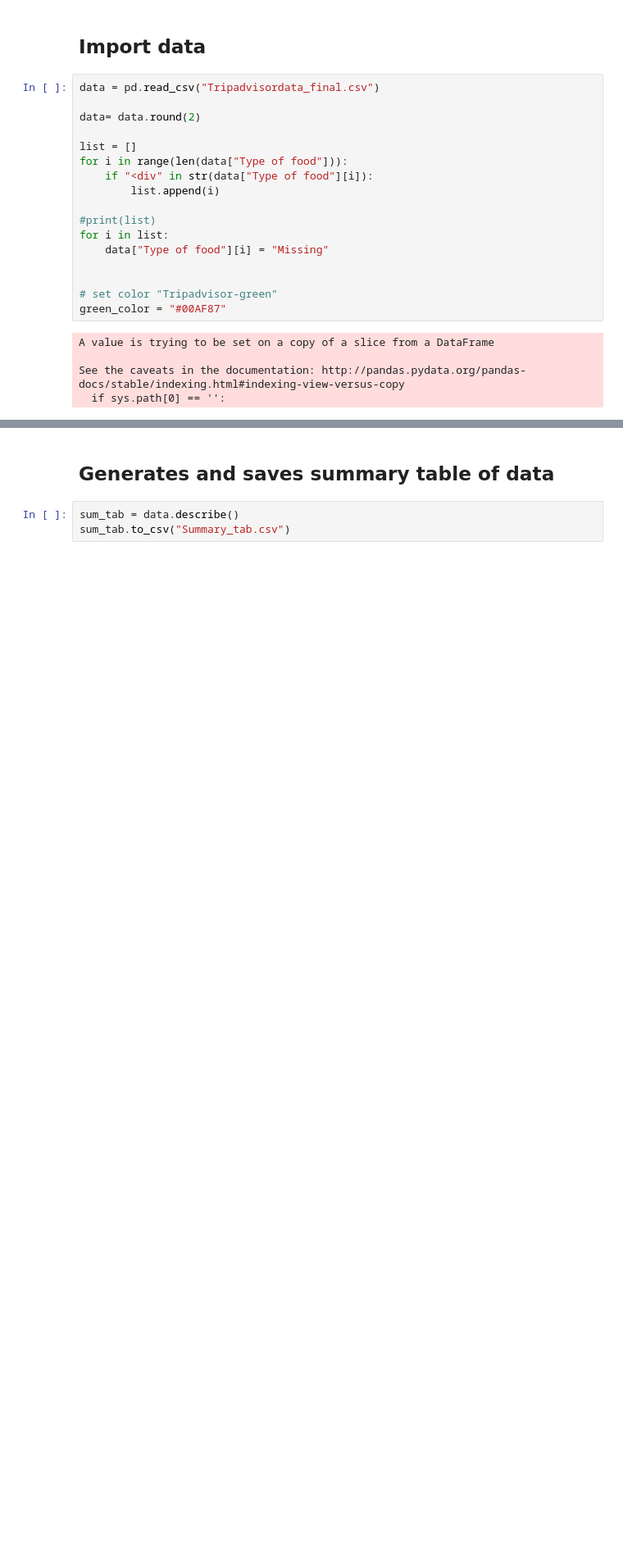
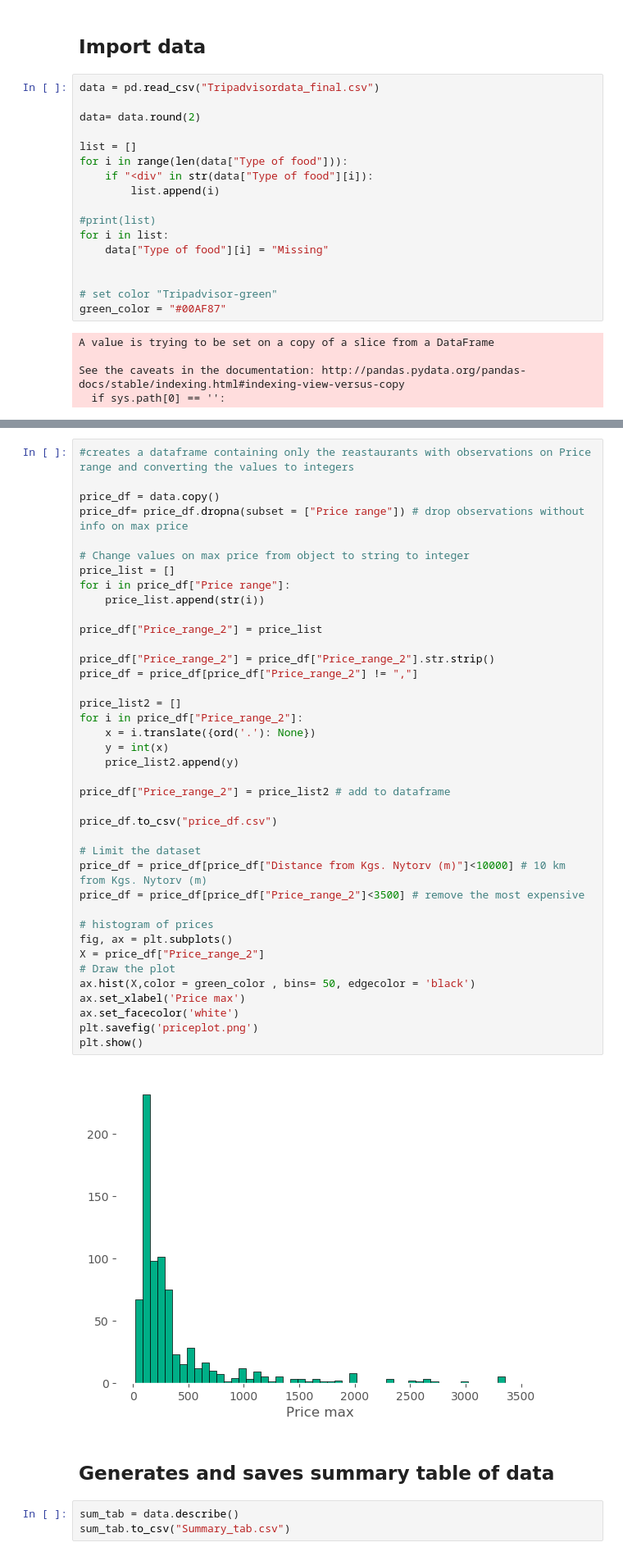
Before and after one commit to EMCK3N/SDS2019-grp20, a Jupyter notebook: Analysis.ipynb, the cells around one changed output, grey strips where cells are left out. Shown at 82% size. Cells and saved outputs as stored; diff of their text form; blank space fills up the shorter version.

```diff
--- a/Analysis.ipynb
+++ b/Analysis.ipynb
@@ -88,3 +46,44 @@ See the caveats in the documentation: http://pandas.pydata.org/pandas-docs/stabl
+# %%
+#creates a dataframe containing only the reastaurants with observations on Price range and converting the values to integers
+
+price_df = data.copy()
+price_df= price_df.dropna(subset = ["Price range"]) # drop observations without info on max price
+
+# Change values on max price from object to string to integer
+price_list = []
+for i in price_df["Price range"]:
+    price_list.append(str(i))
+
+price_df["Price_range_2"] = price_list
+
+price_df["Price_range_2"] = price_df["Price_range_2"].str.strip()
+price_df = price_df[price_df["Price_range_2"] != ","]
+
+price_list2 = []
+for i in price_df["Price_range_2"]:
+    x = i.translate({ord('.'): None})
+    y = int(x)
+    price_list2.append(y)
+
+price_df["Price_range_2"] = price_list2 # add to dataframe
+
+price_df.to_csv("price_df.csv")
+
+# Limit the dataset
+price_df = price_df[price_df["Distance from Kgs. Nytorv (m)"]<10000] # 10 km from Kgs. Nytorv (m)
+price_df = price_df[price_df["Price_range_2"]<3500] # remove the most expensive
+
+# histogram of prices
+fig, ax = plt.subplots()
+X = price_df["Price_range_2"]
+# Draw the plot
+ax.hist(X,color = green_color , bins= 50, edgecolor = 'black')
+ax.set_xlabel('Price max')
+ax.set_facecolor('white')
+plt.savefig('priceplot.png')
+plt.show()
+# %% [output]
+[figure, added]
 # %% [markdown]
 ## Generates and saves summary table of data
 # %%
```
Also changed, not shown: parts of 18 cells of this notebook, 6 other files.
